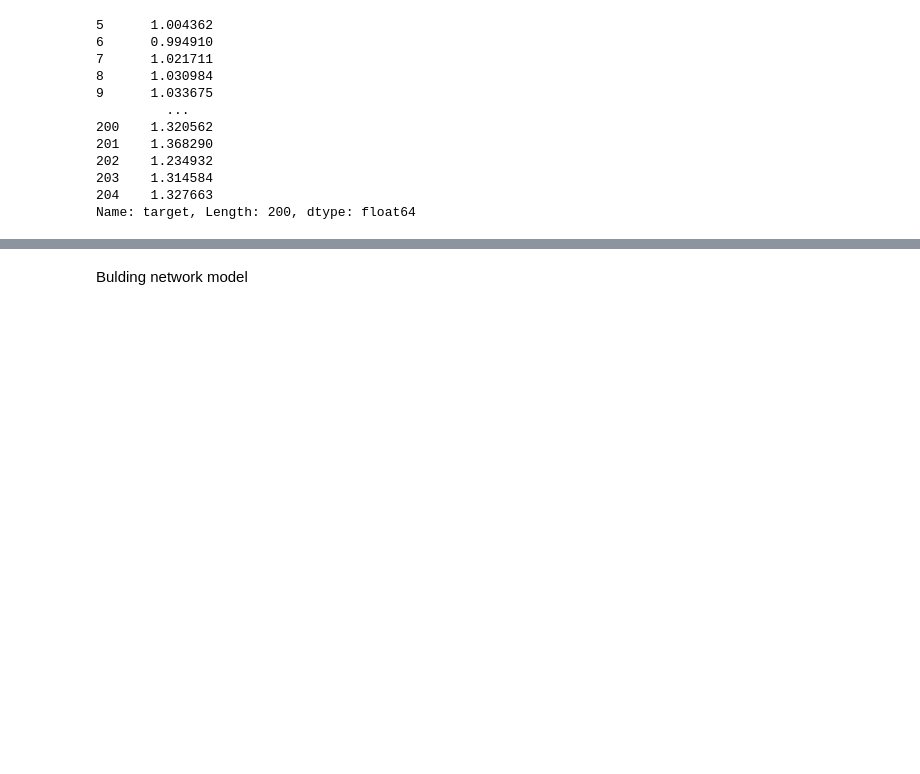
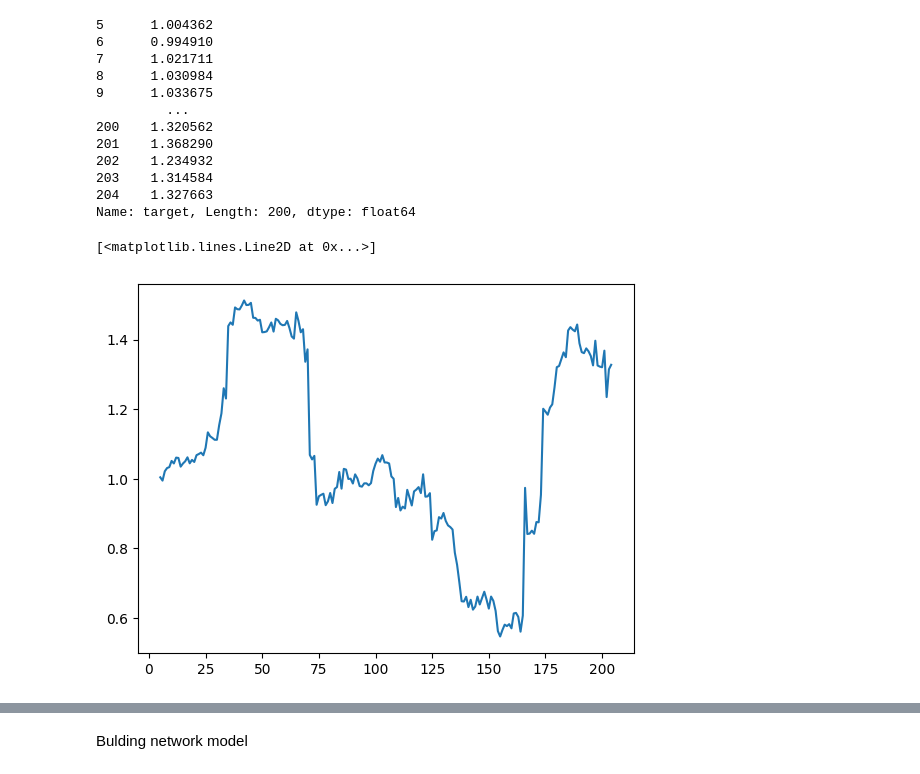
Before and after one commit to lion158/BetaPrediction, a Jupyter notebook: prediction.ipynb, the cells around one changed output, grey strips where cells are left out. Saved outputs shown, nothing was run; the diff lists cells and outputs as text; code cells hidden in the pictures; blank space fills up the shorter version.

```diff
--- a/prediction.ipynb
+++ b/prediction.ipynb
@@ -110,0 +114,5 @@ X_train, X_test, y_train, y_test = train_test_split(X, y, test_size=0.20, random
+# %%
+plt.plot(y)
+# %% [output]
+[<matplotlib.lines.Line2D at 0x...>]
+[figure, added]
```
Also changed, not shown: parts of 24 cells of this notebook.
